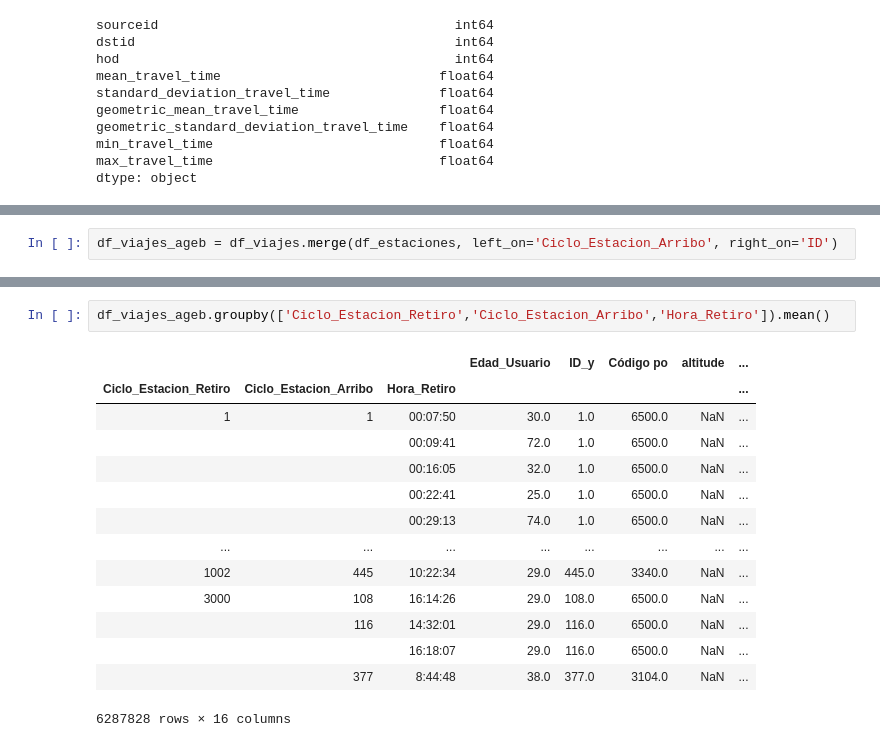
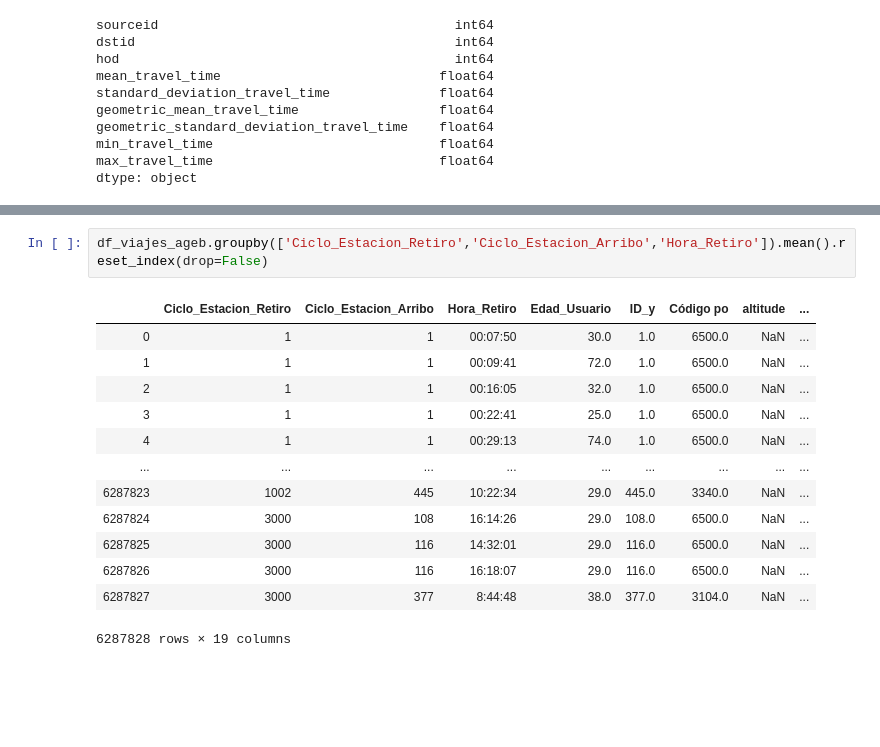
Before and after one commit to paupradel/ecobici_viz, a Jupyter notebook: exploracion_inicial.ipynb, the cells around one changed output, grey strips where cells are left out. Cells and saved outputs as stored; diff of their text form; blank space fills up the shorter version.

Commit message:
ecobici trips AGEB groupby

```diff
--- a/exploracion_inicial.ipynb
+++ b/exploracion_inicial.ipynb
@@ -155,2 +138,0 @@ df_viajes["ID"] = df_viajes["Ciclo_Estacion_Arribo"]
-# %%
-df_viajes_ageb = df_viajes.merge(df_estaciones, left_on='Ciclo_Estacion_Arribo', right_on='ID')
@@ -169,17 +139,16 @@ Index(['Bici', 'Ciclo_Estacion_Arribo', 'Ciclo_Estacion_Retiro',
 # %%
-df_viajes_ageb.groupby(['Ciclo_Estacion_Retiro','Ciclo_Estacion_Arribo','Hora_Retiro']).mean()
+df_viajes_ageb.groupby(['Ciclo_Estacion_Retiro','Ciclo_Estacion_Arribo','Hora_Retiro']).mean().reset_index(drop=False)
 # %% [output]
-|  |  |  | Edad_Usuario | ID_y | Código po | altitude | ... |
-| Ciclo_Estacion_Retiro | Ciclo_Estacion_Arribo | Hora_Retiro |  |  |  |  | ... |
-| 1 | 1 | 00:07:50 | 30.0 | 1.0 | 6500.0 | NaN | ... |
-|  |  | 00:09:41 | 72.0 | 1.0 | 6500.0 | NaN | ... |
-|  |  | 00:16:05 | 32.0 | 1.0 | 6500.0 | NaN | ... |
-|  |  | 00:22:41 | 25.0 | 1.0 | 6500.0 | NaN | ... |
-|  |  | 00:29:13 | 74.0 | 1.0 | 6500.0 | NaN | ... |
-| ... | ... | ... | ... | ... | ... | ... | ... |
-| 1002 | 445 | 10:22:34 | 29.0 | 445.0 | 3340.0 | NaN | ... |
-| 3000 | 108 | 16:14:26 | 29.0 | 108.0 | 6500.0 | NaN | ... |
-|  | 116 | 14:32:01 | 29.0 | 116.0 | 6500.0 | NaN | ... |
-|  |  | 16:18:07 | 29.0 | 116.0 | 6500.0 | NaN | ... |
-|  | 377 | 8:44:48 | 38.0 | 377.0 | 3104.0 | NaN | ... |
+|  | Ciclo_Estacion_Retiro | Ciclo_Estacion_Arribo | Hora_Retiro | Edad_Usuario | ID_y | Código po | altitude | ... |
+| 0 | 1 | 1 | 00:07:50 | 30.0 | 1.0 | 6500.0 | NaN | ... |
+| 1 | 1 | 1 | 00:09:41 | 72.0 | 1.0 | 6500.0 | NaN | ... |
+| 2 | 1 | 1 | 00:16:05 | 32.0 | 1.0 | 6500.0 | NaN | ... |
+| 3 | 1 | 1 | 00:22:41 | 25.0 | 1.0 | 6500.0 | NaN | ... |
+| 4 | 1 | 1 | 00:29:13 | 74.0 | 1.0 | 6500.0 | NaN | ... |
+| ... | ... | ... | ... | ... | ... | ... | ... | ... |
+| 6287823 | 1002 | 445 | 10:22:34 | 29.0 | 445.0 | 3340.0 | NaN | ... |
+| 6287824 | 3000 | 108 | 16:14:26 | 29.0 | 108.0 | 6500.0 | NaN | ... |
+| 6287825 | 3000 | 116 | 14:32:01 | 29.0 | 116.0 | 6500.0 | NaN | ... |
+| 6287826 | 3000 | 116 | 16:18:07 | 29.0 | 116.0 | 6500.0 | NaN | ... |
+| 6287827 | 3000 | 377 | 8:44:48 | 38.0 | 377.0 | 3104.0 | NaN | ... |
-6287828 rows × 16 columns
+6287828 rows × 19 columns
```
Also changed, not shown: parts of 9 cells of this notebook, 18 other files.
